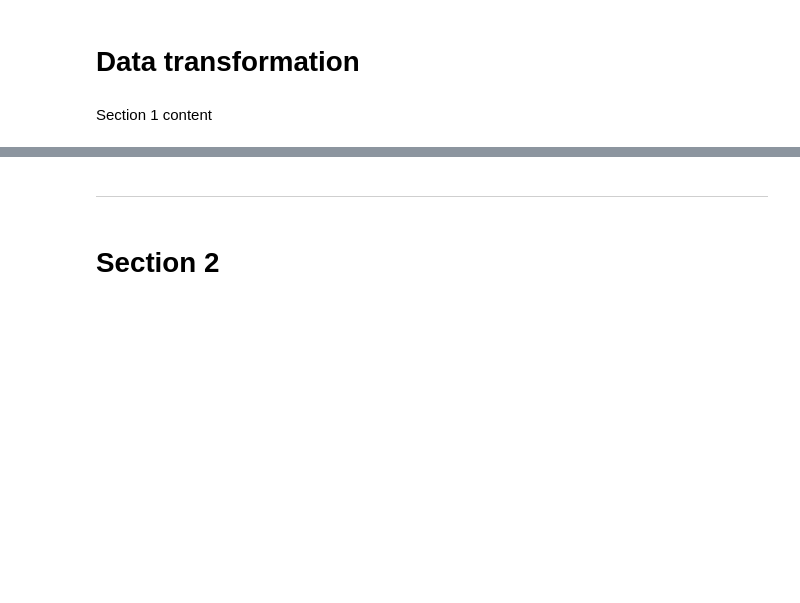
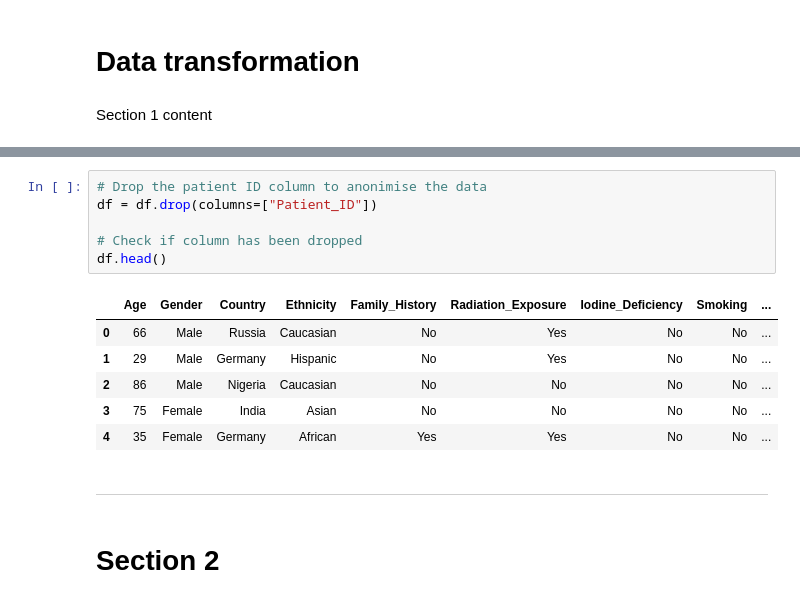
Before and after one commit to kenanwright1988/Thyroid-Risk-Analysis, a Jupyter notebook: jupyter_notebooks/Notebook_Template.ipynb, the cells around one changed output, grey strips where cells are left out. Cells and saved outputs as stored; diff of their text form; blank space fills up the shorter version.

```diff
--- a/jupyter_notebooks/Notebook_Template.ipynb
+++ b/jupyter_notebooks/Notebook_Template.ipynb
@@ -62,3 +158,16 @@ ModuleNotFoundError: No module named 'pandas'
+# %%
+# Drop the patient ID column to anonimise the data
+df = df.drop(columns=["Patient_ID"])
+
+# Check if column has been dropped
+df.head()
+# %% [output]
+|  | Age | Gender | Country | Ethnicity | Family_History | Radiation_Exposure | Iodine_Deficiency | Smoking | ... |
+| 0 | 66 | Male | Russia | Caucasian | No | Yes | No | No | ... |
+| 1 | 29 | Male | Germany | Hispanic | No | Yes | No | No | ... |
+| 2 | 86 | Male | Nigeria | Caucasian | No | No | No | No | ... |
+| 3 | 75 | Female | India | Asian | No | No | No | No | ... |
+| 4 | 35 | Female | Germany | African | Yes | Yes | No | No | ... |
 # %% [markdown]
 ---
 # %% [markdown]
```
Also changed, not shown: parts of 13 cells of this notebook.
